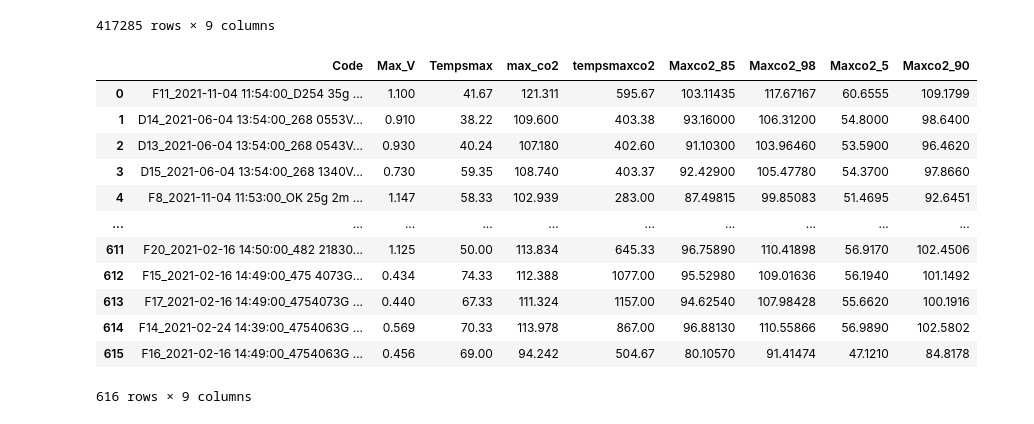
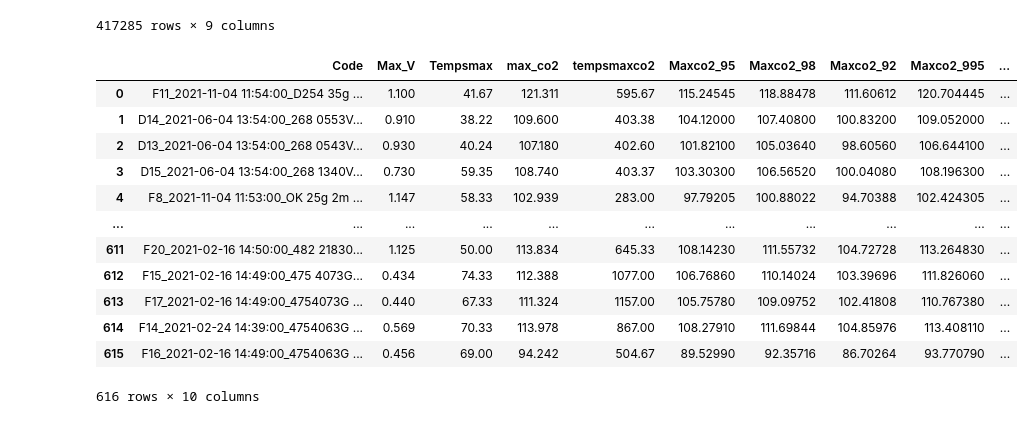
Before and after one commit to bigirimanainnocent12/Code, a Jupyter notebook: Fin_FERMA.ipynb, the cells around one changed output. Drawn from its saved outputs; the diff is of its cells as text; code cells hidden in the pictures.

```diff
--- a/Fin_FERMA.ipynb
+++ b/Fin_FERMA.ipynb
@@ -56,22 +56,23 @@ for code in df['Code'].unique():
 
 DF = pd.DataFrame(resultats)
 # %%
-DF['Maxco2_85']=DF['max_co2']*0.85
-DF['Maxco2_98']=DF['max_co2']*0.97
-DF['Maxco2_5']=DF['max_co2']*0.5
-DF['Maxco2_90']=DF['max_co2']*0.9
+DF['Maxco2_95']=DF['max_co2']*0.95
+DF['Maxco2_98']=DF['max_co2']*0.98
+DF['Maxco2_92']=DF['max_co2']*0.92
+DF['Maxco2_995']=DF['max_co2']*0.995
+DF['Maxco2_90']=DF['max_co2']*0.90
 DF
 # %% [output]
-|  | Code | Max_V | Tempsmax | max_co2 | tempsmaxco2 | Maxco2_85 | Maxco2_98 | Maxco2_5 | Maxco2_90 |
-| 0 | F11_2021-11-04 11:54:00_D254 35g ... | 1.100 | 41.67 | 121.311 | 595.67 | 103.11435 | 117.67167 | 60.6555 | 109.1799 |
-| 1 | D14_2021-06-04 13:54:00_268 0553V... | 0.910 | 38.22 | 109.600 | 403.38 | 93.16000 | 106.31200 | 54.8000 | 98.6400 |
-| 2 | D13_2021-06-04 13:54:00_268 0543V... | 0.930 | 40.24 | 107.180 | 402.60 | 91.10300 | 103.96460 | 53.5900 | 96.4620 |
-| 3 | D15_2021-06-04 13:54:00_268 1340V... | 0.730 | 59.35 | 108.740 | 403.37 | 92.42900 | 105.47780 | 54.3700 | 97.8660 |
-| 4 | F8_2021-11-04 11:53:00_OK 25g 2m ... | 1.147 | 58.33 | 102.939 | 283.00 | 87.49815 | 99.85083 | 51.4695 | 92.6451 |
-| ... | ... | ... | ... | ... | ... | ... | ... | ... | ... |
-| 611 | F20_2021-02-16 14:50:00_482 21830... | 1.125 | 50.00 | 113.834 | 645.33 | 96.75890 | 110.41898 | 56.9170 | 102.4506 |
-| 612 | F15_2021-02-16 14:49:00_475 4073G... | 0.434 | 74.33 | 112.388 | 1077.00 | 95.52980 | 109.01636 | 56.1940 | 101.1492 |
-| 613 | F17_2021-02-16 14:49:00_4754073G ... | 0.440 | 67.33 | 111.324 | 1157.00 | 94.62540 | 107.98428 | 55.6620 | 100.1916 |
-| 614 | F14_2021-02-24 14:39:00_4754063G ... | 0.569 | 70.33 | 113.978 | 867.00 | 96.88130 | 110.55866 | 56.9890 | 102.5802 |
-| 615 | F16_2021-02-16 14:49:00_4754063G ... | 0.456 | 69.00 | 94.242 | 504.67 | 80.10570 | 91.41474 | 47.1210 | 84.8178 |
+|  | Code | Max_V | Tempsmax | max_co2 | tempsmaxco2 | Maxco2_95 | Maxco2_98 | Maxco2_92 | Maxco2_995 | ... |
+| 0 | F11_2021-11-04 11:54:00_D254 35g ... | 1.100 | 41.67 | 121.311 | 595.67 | 115.24545 | 118.88478 | 111.60612 | 120.704445 | ... |
+| 1 | D14_2021-06-04 13:54:00_268 0553V... | 0.910 | 38.22 | 109.600 | 403.38 | 104.12000 | 107.40800 | 100.83200 | 109.052000 | ... |
+| 2 | D13_2021-06-04 13:54:00_268 0543V... | 0.930 | 40.24 | 107.180 | 402.60 | 101.82100 | 105.03640 | 98.60560 | 106.644100 | ... |
+| 3 | D15_2021-06-04 13:54:00_268 1340V... | 0.730 | 59.35 | 108.740 | 403.37 | 103.30300 | 106.56520 | 100.04080 | 108.196300 | ... |
+| 4 | F8_2021-11-04 11:53:00_OK 25g 2m ... | 1.147 | 58.33 | 102.939 | 283.00 | 97.79205 | 100.88022 | 94.70388 | 102.424305 | ... |
+| ... | ... | ... | ... | ... | ... | ... | ... | ... | ... | ... |
+| 611 | F20_2021-02-16 14:50:00_482 21830... | 1.125 | 50.00 | 113.834 | 645.33 | 108.14230 | 111.55732 | 104.72728 | 113.264830 | ... |
+| 612 | F15_2021-02-16 14:49:00_475 4073G... | 0.434 | 74.33 | 112.388 | 1077.00 | 106.76860 | 110.14024 | 103.39696 | 111.826060 | ... |
+| 613 | F17_2021-02-16 14:49:00_4754073G ... | 0.440 | 67.33 | 111.324 | 1157.00 | 105.75780 | 109.09752 | 102.41808 | 110.767380 | ... |
+| 614 | F14_2021-02-24 14:39:00_4754063G ... | 0.569 | 70.33 | 113.978 | 867.00 | 108.27910 | 111.69844 | 104.85976 | 113.408110 | ... |
+| 615 | F16_2021-02-16 14:49:00_4754063G ... | 0.456 | 69.00 | 94.242 | 504.67 | 89.52990 | 92.35716 | 86.70264 | 93.770790 | ... |
-616 rows × 9 columns
+616 rows × 10 columns
```
Also changed, not shown: parts of 7 cells of this notebook.
